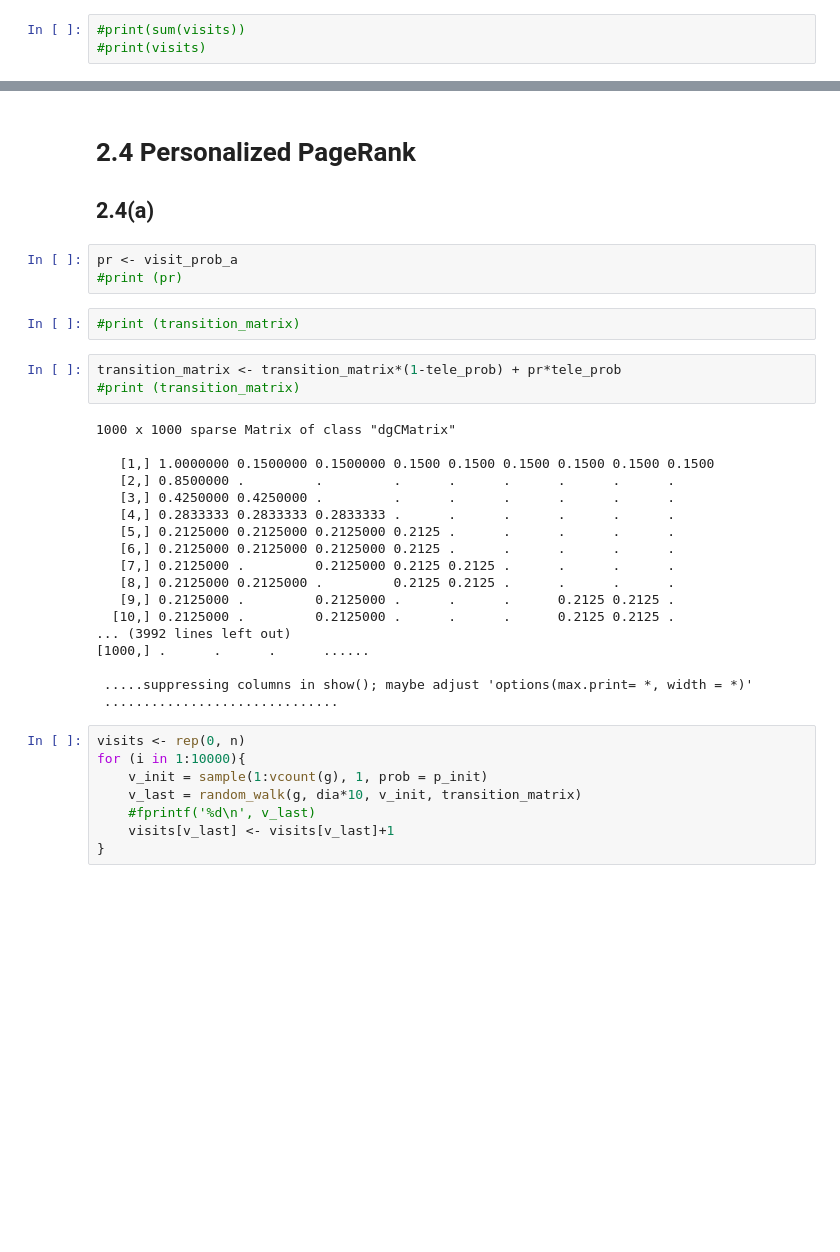
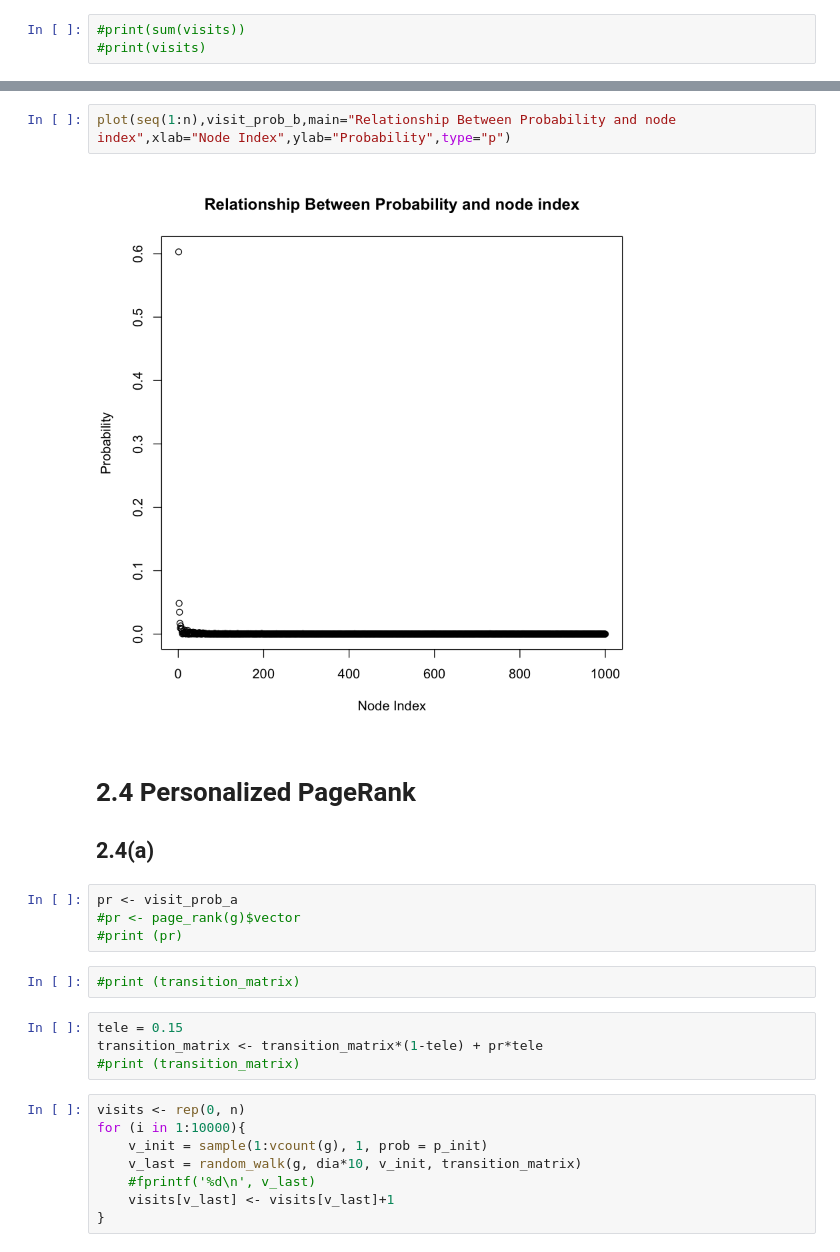
Before and after one commit to Jinxiatucla/232E, a Jupyter notebook: Project1/Problem2_34.ipynb, the cells around one changed output, grey strips where cells are left out. Drawn from its saved outputs; the diff is of its cells as text; blank space fills up the shorter version.

```diff
--- a/Project1/Problem2_34.ipynb
+++ b/Project1/Problem2_34.ipynb
@@ -157,32 +155,20 @@ print(cor)
+# %%
+plot(seq(1:n),visit_prob_b,main="Relationship Between Probability and node index",xlab="Node Index",ylab="Probability",type="p")
+# %% [output]
+[figure, added]
 # %% [markdown]
 # 2.4 Personalized PageRank
 ## 2.4(a)
 # %%
 pr <- visit_prob_a
+#pr <- page_rank(g)$vector
 #print (pr)
 # %%
 #print (transition_matrix)
 # %%
-transition_matrix <- transition_matrix*(1-tele_prob) + pr*tele_prob
+tele = 0.15
+transition_matrix <- transition_matrix*(1-tele) + pr*tele
 #print (transition_matrix)
-# %% [output]
-1000 x 1000 sparse Matrix of class "dgCMatrix"
-
-   [1,] 1.0000000 0.1500000 0.1500000 0.1500 0.1500 0.1500 0.1500 0.1500 0.1500
-   [2,] 0.8500000 .         .         .      .      .      .      .      .
-   [3,] 0.4250000 0.4250000 .         .      .      .      .      .      .
-   [4,] 0.2833333 0.2833333 0.2833333 .      .      .      .      .      .
-   [5,] 0.2125000 0.2125000 0.2125000 0.2125 .      .      .      .      .
-   [6,] 0.2125000 0.2125000 0.2125000 0.2125 .      .      .      .      .
-   [7,] 0.2125000 .         0.2125000 0.2125 0.2125 .      .      .      .
-   [8,] 0.2125000 0.2125000 .         0.2125 0.2125 .      .      .      .
-   [9,] 0.2125000 .         0.2125000 .      .      .      0.2125 0.2125 .
-  [10,] 0.2125000 .         0.2125000 .      .      .      0.2125 0.2125 .
-... (3992 lines left out)
-[1000,] .      .      .      ......
-
- .....suppressing columns in show(); maybe adjust 'options(max.print= *, width = *)'
- ..............................
 # %%
 visits <- rep(0, n)
 for (i in 1:10000){
```
Also changed, not shown: parts of 16 cells of this notebook.
